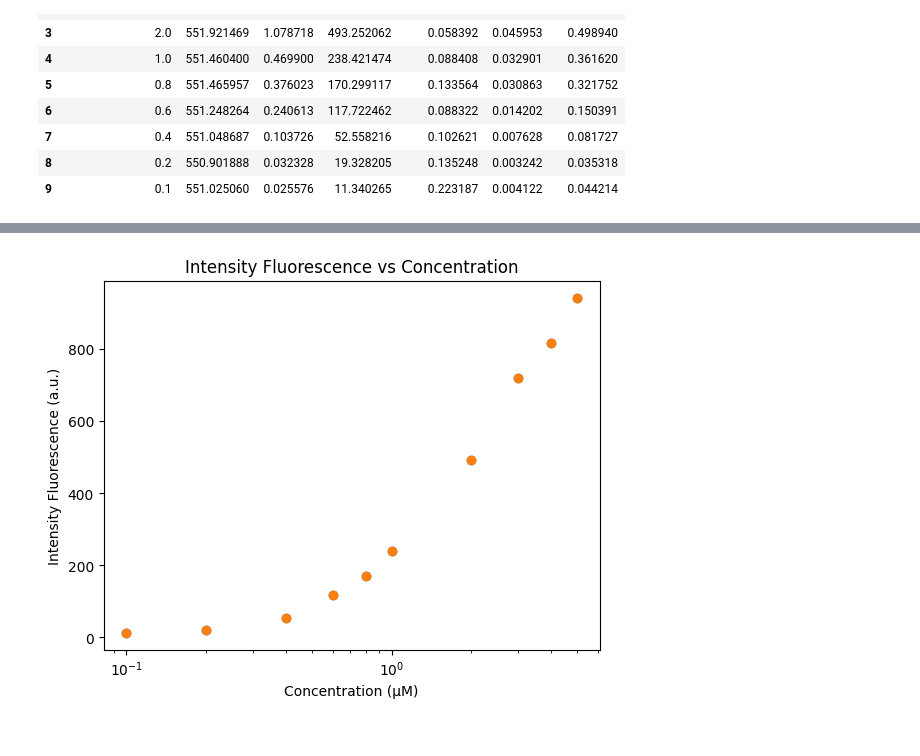
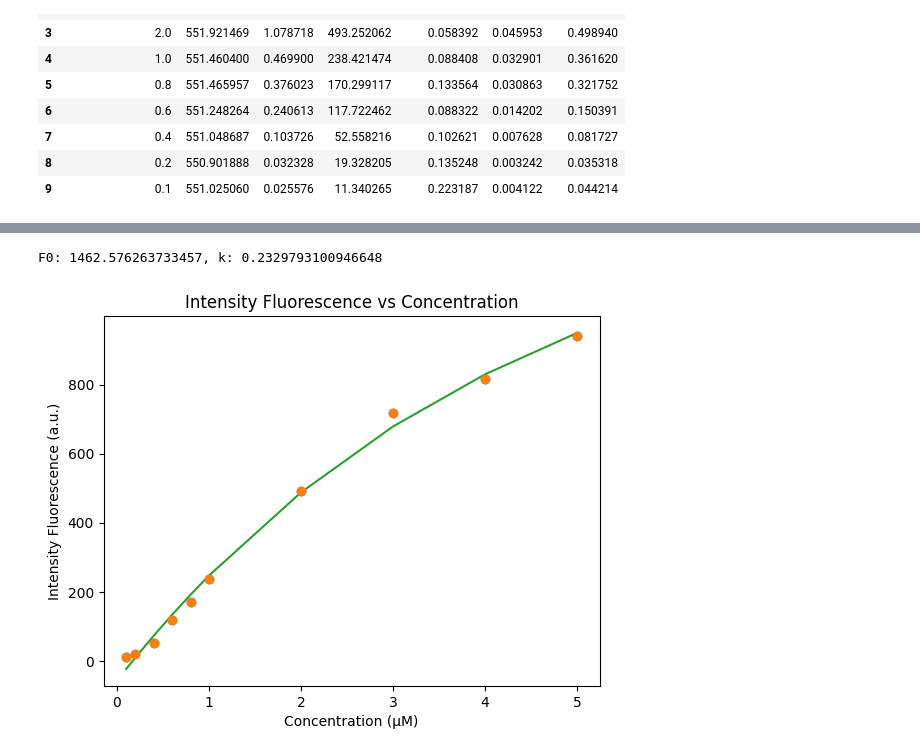
Before and after one commit to CarminatiGiovanni/LaboratorioBiofisica, a Jupyter notebook: FLUO1/assorbanza.ipynb, the cells around one changed output, grey strips where cells are left out. Saved outputs shown, nothing was run; the diff lists cells and outputs as text; code cells hidden in the pictures.

```diff
--- a/FLUO1/assorbanza.ipynb
+++ b/FLUO1/assorbanza.ipynb
@@ -119,14 +138,29 @@ display(max_fit_parabolic_dataframe)
+# %%
+# fit with the exponential 1-exp(-k*C)
+
+def F_C_fit(C,F0,k,y0):
+    return F0*(1-np.exp(-k*C)) + y0
 # %%
-I = np.array(IMAX_list)
-sigmaI = np.array(error_IMAX_list)
-C = np.array(CONCENTRATIONS)
+start = 0
+I = np.array(IMAX_list)[start:]
+sigmaI = np.array(error_IMAX_list)[start:]
+C = np.array(CONCENTRATIONS)[start:]
+
+# Fit the data to the model
+popt, pcov = curve_fit(F_C_fit, C, I, p0=[1899,0.14,-1.0],maxfev = 6000)
+F0, k, y0 = popt
+print(f'F0: {F0}, k: {k}')
+error_F0, error_k, error_y0 = np.sqrt(np.diag(pcov))
 
 plt.plot(C,I,'o',label='data')
 plt.errorbar(C,I,yerr=sigmaI,fmt='o')
-plt.xscale('log')
+plt.plot(C,F_C_fit(C,*popt),label='fit')
+# plt.xscale('log')
+# plt.yscale('log')
 plt.xlabel('Concentration (μM)')
 plt.ylabel('Intensity Fluorescence (a.u.)')
 plt.title('Intensity Fluorescence vs Concentration')
 plt.show()
 # %% [output]
+F0: 1462.576263733457, k: 0.2329793100946648
-[figure, old version]
+[figure, new version]
```
Also changed, not shown: parts of 4 cells of this notebook.
